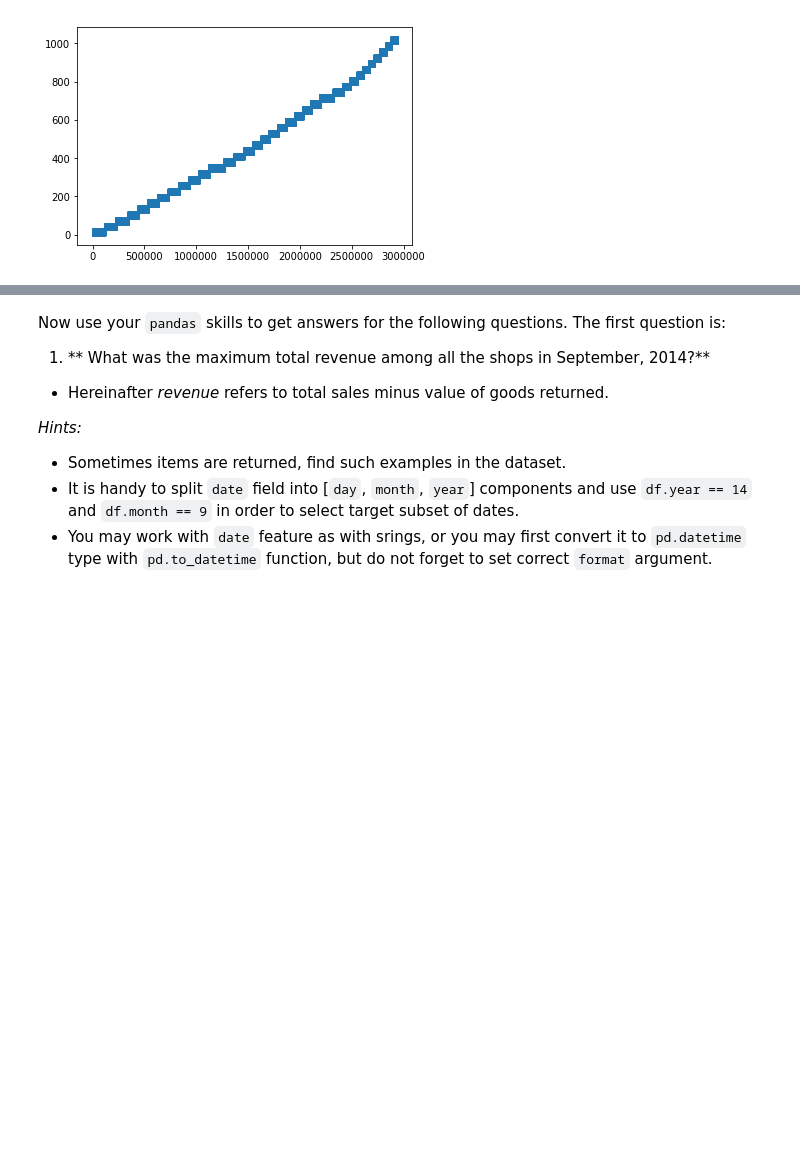
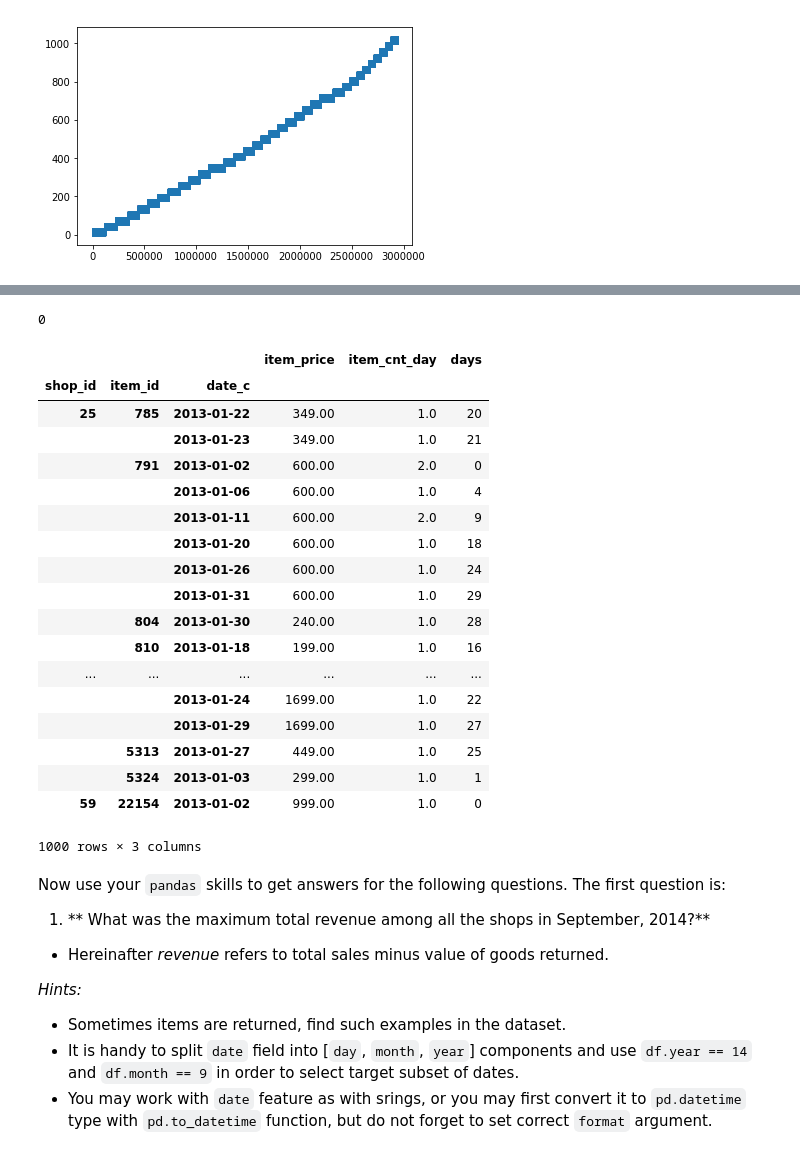
Before and after one commit to amirnasri/Win_Kaggle_course_project, a Jupyter notebook: PandasBasics.ipynb, the cells around one changed output, grey strips where cells are left out. Drawn from its saved outputs; the diff is of its cells as text; code cells hidden in the pictures; blank space fills up the shorter version.

```diff
--- a/PandasBasics.ipynb
+++ b/PandasBasics.ipynb
@@ -171,5 +160,5 @@ dtype: int64
 transactions['date_p'] = pd.to_datetime(transactions.date, dayfirst=True)
 #transactions.date.apply(lambda d: datetime.datetime.strptime(d, '%d.%m.%Y'))
 # %%
-trans_gb_shop_item = transactions.groupby(['shop_id', 'item_id'])
+trans_gb_shop_item = transactions.head(1000).groupby(['shop_id', 'item_id', 'date_c'])
 # %%
@@ -207,3 +168,29 @@ KeyboardInterrupt:
+# %%
+np.sum(df['days']['days1'] - df['days']['days2'])
+# %% [output]
+0
+# %%
+trans_gb_shop_item.agg({'item_price':np.mean, 'item_cnt_day':np.sum, 'days':np.mean })
+# %% [output]
+|  |  |  | item_price | item_cnt_day | days |
+| shop_id | item_id | date_c |  |  |  |
+| 25 | 785 | 2013-01-22 | 349.00 | 1.0 | 20 |
+|  |  | 2013-01-23 | 349.00 | 1.0 | 21 |
+|  | 791 | 2013-01-02 | 600.00 | 2.0 | 0 |
+|  |  | 2013-01-06 | 600.00 | 1.0 | 4 |
+|  |  | 2013-01-11 | 600.00 | 2.0 | 9 |
+|  |  | 2013-01-20 | 600.00 | 1.0 | 18 |
+|  |  | 2013-01-26 | 600.00 | 1.0 | 24 |
+|  |  | 2013-01-31 | 600.00 | 1.0 | 29 |
+|  | 804 | 2013-01-30 | 240.00 | 1.0 | 28 |
+|  | 810 | 2013-01-18 | 199.00 | 1.0 | 16 |
+| ... | ... | ... | ... | ... | ... |
+|  |  | 2013-01-24 | 1699.00 | 1.0 | 22 |
+|  |  | 2013-01-29 | 1699.00 | 1.0 | 27 |
+|  | 5313 | 2013-01-27 | 449.00 | 1.0 | 25 |
+|  | 5324 | 2013-01-03 | 299.00 | 1.0 | 1 |
+| 59 | 22154 | 2013-01-02 | 999.00 | 1.0 | 0 |
+1000 rows × 3 columns
 # %% [markdown]
 
 
```
Also changed, not shown: parts of 11 cells of this notebook.
